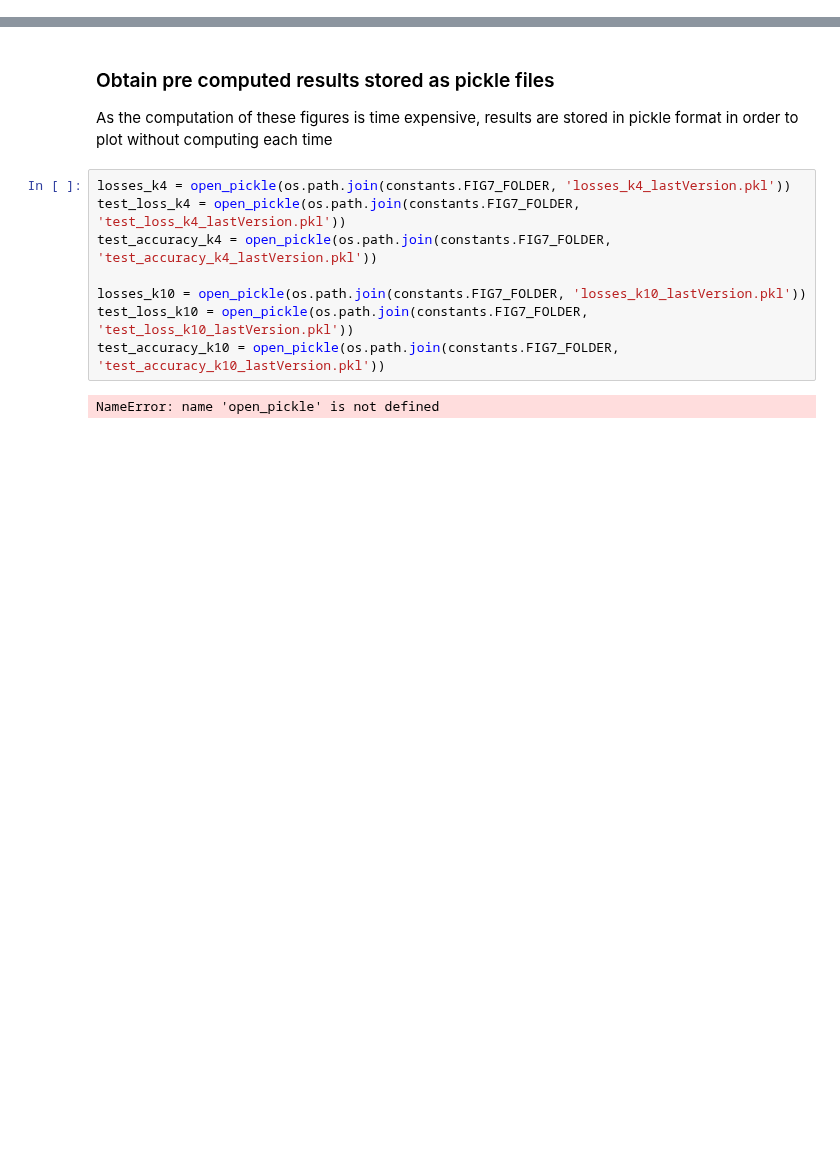
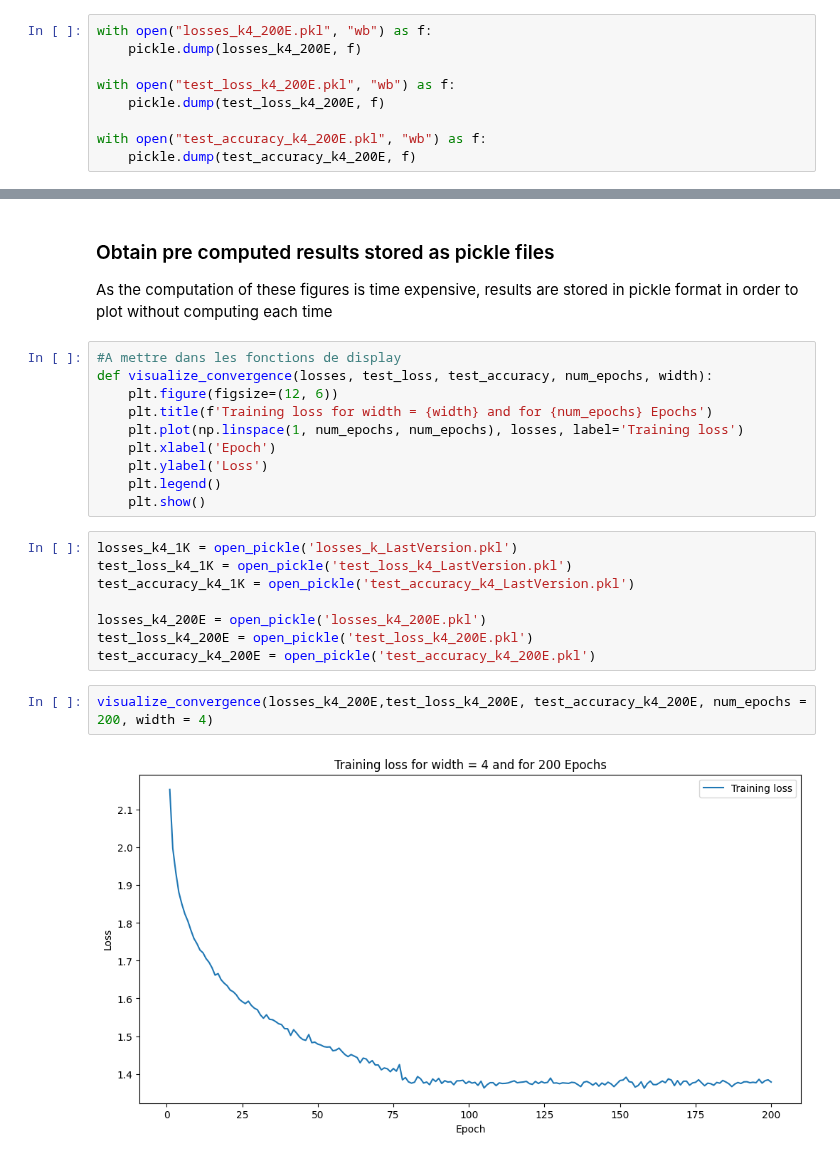
Before and after one commit to roduit/EE-411-FOIL-Project, a Jupyter notebook: source/main.ipynb, the cells around one changed output, grey strips where cells are left out. Drawn from its saved outputs; the diff is of its cells as text; blank space fills up the shorter version.

Commit message:
LastPart

```diff
--- a/source/main.ipynb
+++ b/source/main.ipynb
@@ -277,3 +293,12 @@ test_accuracy_k4_
+# %%
+with open("losses_k4_200E.pkl", "wb") as f:
+    pickle.dump(losses_k4_200E, f)
+
+with open("test_loss_k4_200E.pkl", "wb") as f:
+    pickle.dump(test_loss_k4_200E, f)
+
+with open("test_accuracy_k4_200E.pkl", "wb") as f:
+    pickle.dump(test_accuracy_k4_200E, f)
 # %% [markdown]
 ## 4 Further Experiments
 # %% [markdown]
@@ -289,13 +314,25 @@ losses_k4, test_loss_k4,test_accuracy_k4 = model_convergence(optimizer='Adam', m
 # %% [markdown]
 ### Obtain pre computed results stored as pickle files
 As the computation of these figures is time expensive, results are stored in pickle format in order to plot without computing each time
-# %%
-losses_k4 = open_pickle(os.path.join(constants.FIG7_FOLDER, 'losses_k4_lastVersion.pkl'))
-test_loss_k4 = open_pickle(os.path.join(constants.FIG7_FOLDER, 'test_loss_k4_lastVersion.pkl'))
-test_accuracy_k4 = open_pickle(os.path.join(constants.FIG7_FOLDER, 'test_accuracy_k4_lastVersion.pkl'))
-
-losses_k10 = open_pickle(os.path.join(constants.FIG7_FOLDER, 'losses_k10_lastVersion.pkl'))
-test_loss_k10 = open_pickle(os.path.join(constants.FIG7_FOLDER, 'test_loss_k10_lastVersion.pkl'))
-test_accuracy_k10 = open_pickle(os.path.join(constants.FIG7_FOLDER, 'test_accuracy_k10_lastVersion.pkl'))
-# %% [output]
-NameError: name 'open_pickle' is not defined
+# %%
+#A mettre dans les fonctions de display
+def visualize_convergence(losses, test_loss, test_accuracy, num_epochs, width):
+    plt.figure(figsize=(12, 6))
+    plt.title(f'Training loss for width = {width} and for {num_epochs} Epochs')
+    plt.plot(np.linspace(1, num_epochs, num_epochs), losses, label='Training loss')
+    plt.xlabel('Epoch')
+    plt.ylabel('Loss')
+    plt.legend()
+    plt.show()
+# %%
+losses_k4_1K = open_pickle('losses_k_LastVersion.pkl')
+test_loss_k4_1K = open_pickle('test_loss_k4_LastVersion.pkl')
+test_accuracy_k4_1K = open_pickle('test_accuracy_k4_LastVersion.pkl')
+
+losses_k4_200E = open_pickle('losses_k4_200E.pkl')
+test_loss_k4_200E = open_pickle('test_loss_k4_200E.pkl')
+test_accuracy_k4_200E = open_pickle('test_accuracy_k4_200E.pkl')
+# %%
+visualize_convergence(losses_k4_200E,test_loss_k4_200E, test_accuracy_k4_200E, num_epochs = 200, width = 4)
+# %% [output]
+[figure, added]
```
Also changed, not shown: parts of 15 cells of this notebook, 6 other files.
